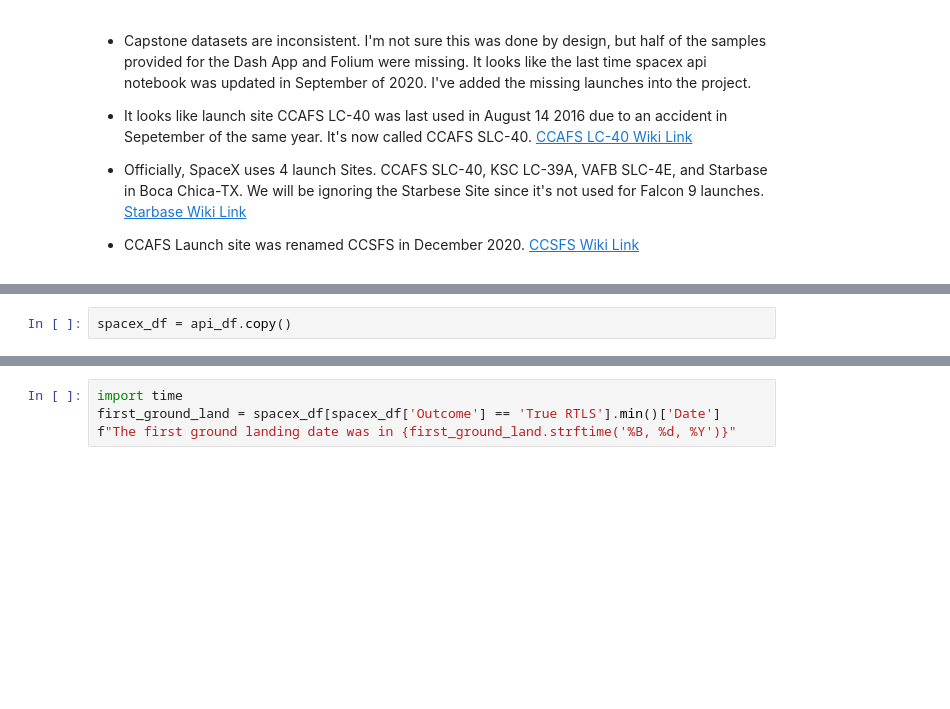
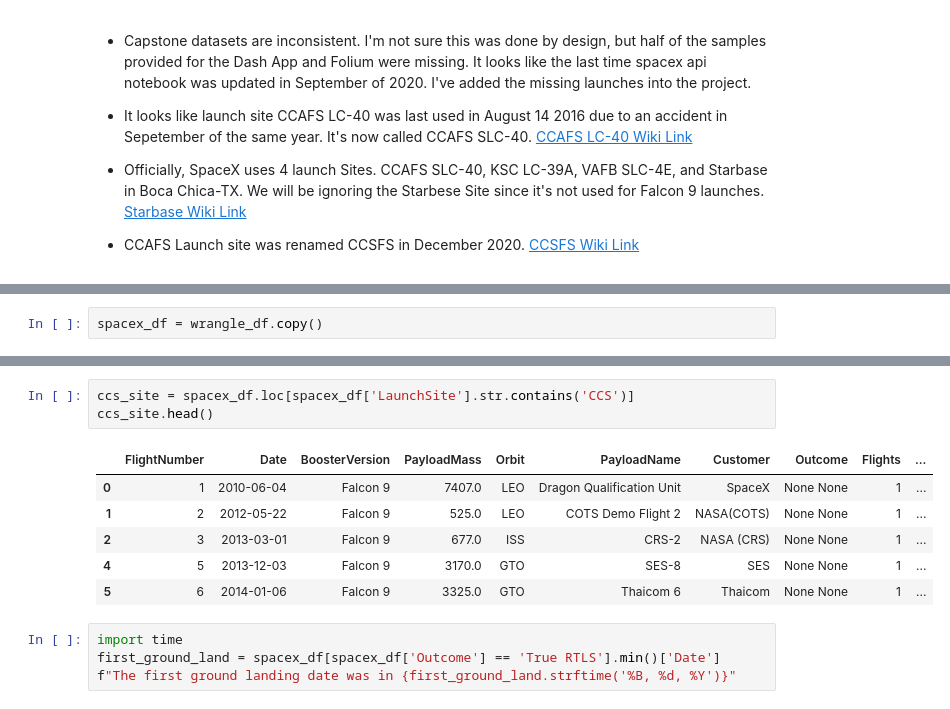
Before and after one commit to amroca79/IBM-Applied-Data-Science-Capstone, a Jupyter notebook: Appendix.ipynb, the cells around one changed output, grey strips where cells are left out. Drawn from its saved outputs; the diff is of its cells as text; blank space fills up the shorter version.

```diff
--- a/Appendix.ipynb
+++ b/Appendix.ipynb
@@ -50,2 +48,2 @@ api_df['Date'] = pd.to_datetime(api_df['Date'])
 # %%
-spacex_df = api_df.copy()
+spacex_df = wrangle_df.copy()
@@ -52,3 +58,13 @@ spacex_df = api_df.copy()
+# %%
+ccs_site = spacex_df.loc[spacex_df['LaunchSite'].str.contains('CCS')]
+ccs_site.head()
+# %% [output]
+|  | FlightNumber | Date | BoosterVersion | PayloadMass | Orbit | PayloadName | Customer | Outcome | Flights | ... |
+| 0 | 1 | 2010-06-04 | Falcon 9 | 7407.0 | LEO | Dragon Qualification Unit | SpaceX | None None | 1 | ... |
+| 1 | 2 | 2012-05-22 | Falcon 9 | 525.0 | LEO | COTS Demo Flight 2 | NASA(COTS) | None None | 1 | ... |
+| 2 | 3 | 2013-03-01 | Falcon 9 | 677.0 | ISS | CRS-2 | NASA (CRS) | None None | 1 | ... |
+| 4 | 5 | 2013-12-03 | Falcon 9 | 3170.0 | GTO | SES-8 | SES | None None | 1 | ... |
+| 5 | 6 | 2014-01-06 | Falcon 9 | 3325.0 | GTO | Thaicom 6 | Thaicom | None None | 1 | ... |
 # %%
 import time
 first_ground_land = spacex_df[spacex_df['Outcome'] == 'True RTLS'].min()['Date']
```
Also changed, not shown: parts of 7 cells of this notebook.
